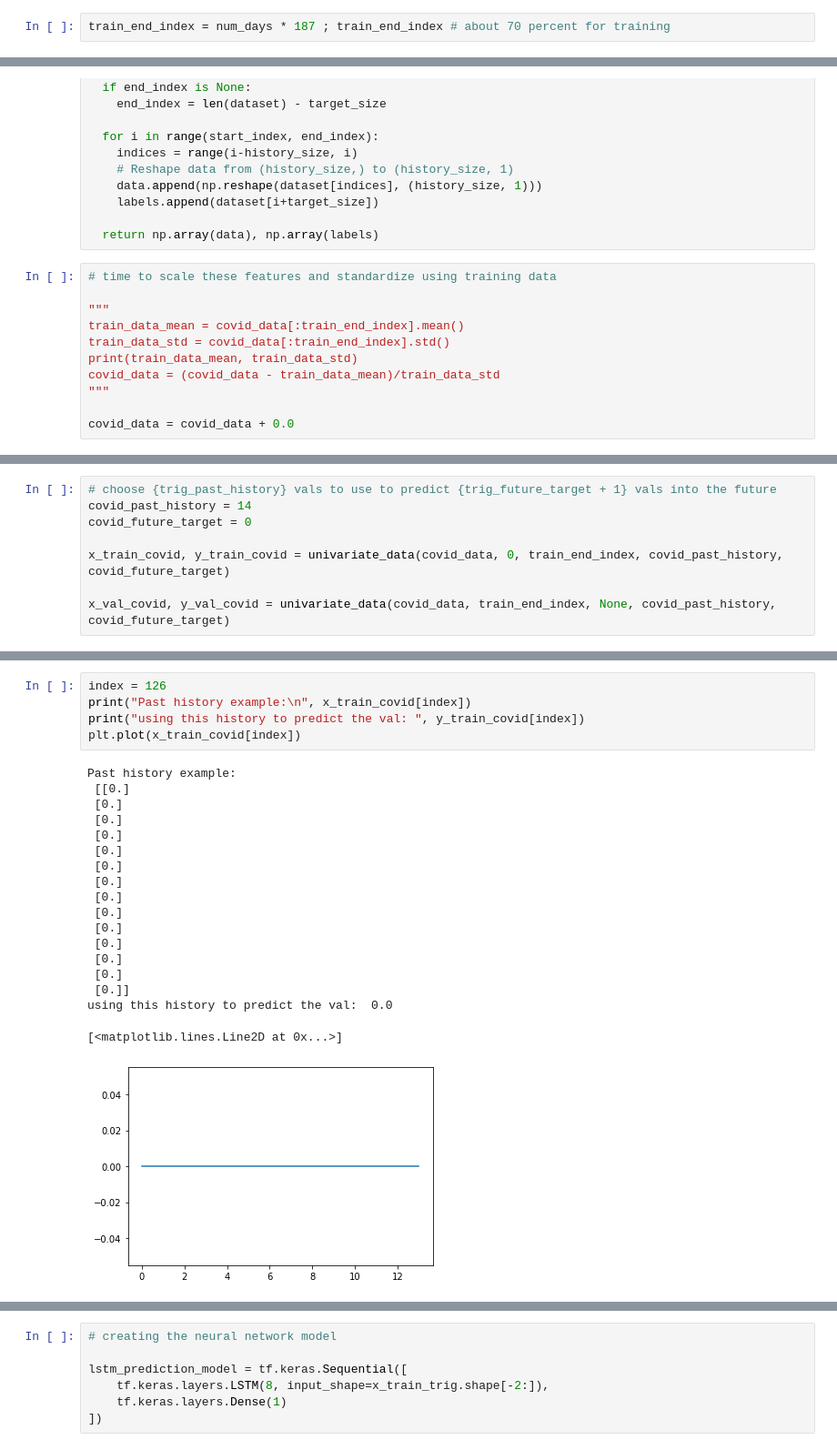
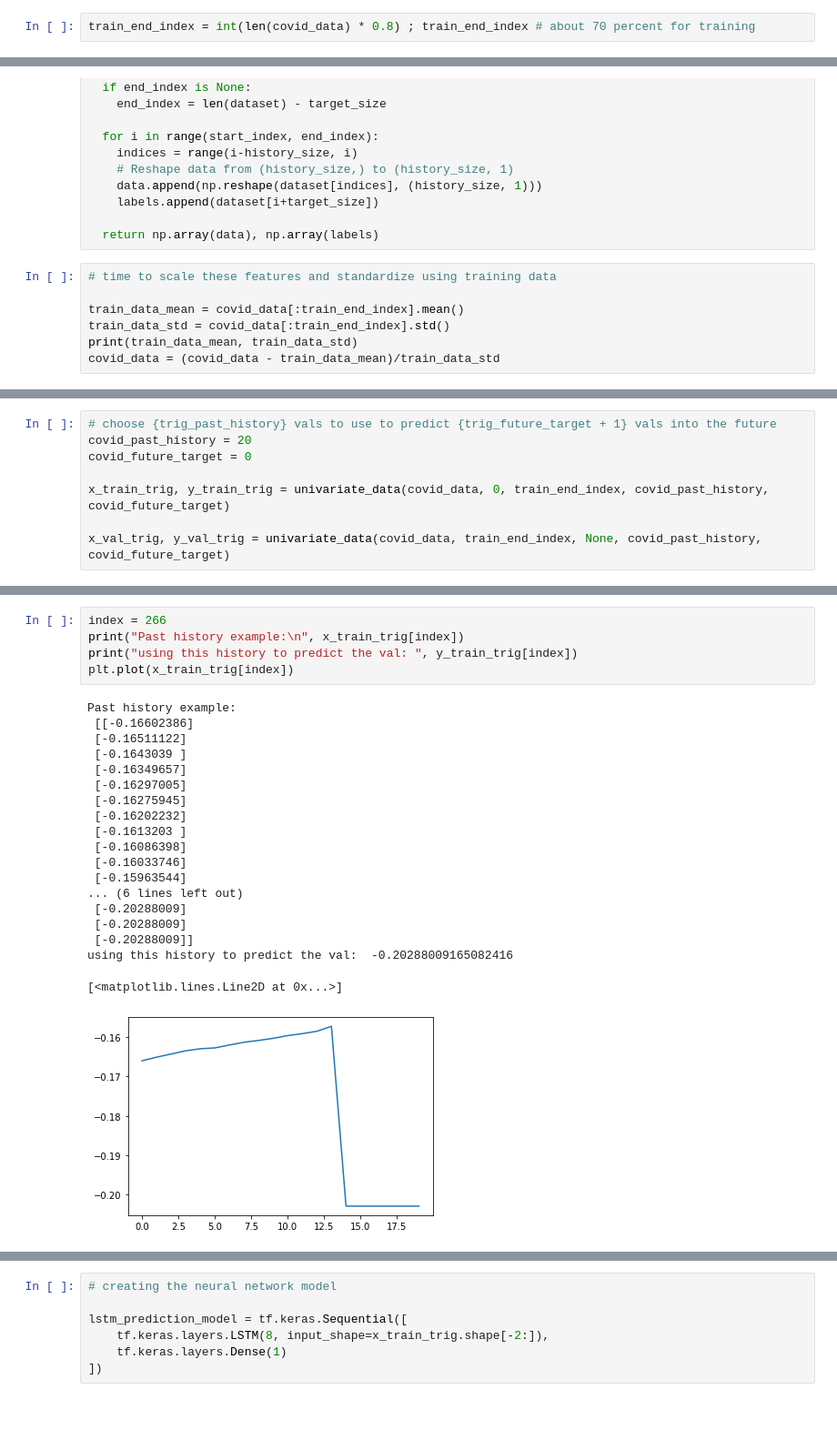
Before and after one commit to QinLab/icompbio-tamjeed, a Jupyter notebook: tf_rnn_single_covid.ipynb, the cells around one changed output, grey strips where cells are left out. Shown: that part at 91% size. Cells and saved outputs as stored; diff of their text form; blank space fills up the shorter version.

```diff
--- a/tf_rnn_single_covid.ipynb
+++ b/tf_rnn_single_covid.ipynb
@@ -80,5 +80,5 @@ plt.plot(covid_data)
 [<matplotlib.lines.Line2D at 0x...>]
 [figure]
 # %%
-train_end_index = num_days * 187 ; train_end_index # about 70 percent for training
+train_end_index = int(len(covid_data) * 0.8) ; train_end_index # about 70 percent for training
 # %% [output]
@@ -104,11 +104,7 @@ def univariate_data(dataset, start_index, end_index, history_size, target_size):
 # %%
 # time to scale these features and standardize using training data
 
-"""
 train_data_mean = covid_data[:train_end_index].mean()
 train_data_std = covid_data[:train_end_index].std()
 print(train_data_mean, train_data_std)
 covid_data = (covid_data - train_data_mean)/train_data_std
-"""
-
-covid_data = covid_data + 0.0
@@ -115,11 +113,11 @@ covid_data = covid_data + 0.0
 # %%
 # choose {trig_past_history} vals to use to predict {trig_future_target + 1} vals into the future
-covid_past_history = 14
+covid_past_history = 20
 covid_future_target = 0
 
-x_train_covid, y_train_covid = univariate_data(covid_data, 0, train_end_index, covid_past_history, covid_future_target)
+x_train_trig, y_train_trig = univariate_data(covid_data, 0, train_end_index, covid_past_history, covid_future_target)
 
-x_val_covid, y_val_covid = univariate_data(covid_data, train_end_index, None, covid_past_history, covid_future_target)
+x_val_trig, y_val_trig = univariate_data(covid_data, train_end_index, None, covid_past_history, covid_future_target)
 # %%
 print(x_train_trig.shape, y_train_trig.shape)
 print(x_train_trig.shape[-2:])
@@ -214,27 +131,28 @@ ydata [    0.     0.     0. ... 20479. 20604. 20749.]
 # %%
-index = 126
-print("Past history example:\n", x_train_covid[index])
-print("using this history to predict the val: ", y_train_covid[index])
-plt.plot(x_train_covid[index])
+index = 266
+print("Past history example:\n", x_train_trig[index])
+print("using this history to predict the val: ", y_train_trig[index])
+plt.plot(x_train_trig[index])
 # %% [output]
 Past history example:
- [[0.]
- [0.]
- [0.]
- [0.]
- [0.]
- [0.]
- [0.]
- [0.]
- [0.]
- [0.]
- [0.]
- [0.]
- [0.]
- [0.]]
-using this history to predict the val:  0.0
+ [[-0.16602386]
+ [-0.16511122]
+ [-0.1643039 ]
+ [-0.16349657]
+ [-0.16297005]
+ [-0.16275945]
+ [-0.16202232]
+ [-0.1613203 ]
+ [-0.16086398]
+ [-0.16033746]
+ [-0.15963544]
+... (6 lines left out)
+ [-0.20288009]
+ [-0.20288009]
+ [-0.20288009]]
+using this history to predict the val:  -0.20288009165082416
 [<matplotlib.lines.Line2D at 0x...>]
-[figure, old version]
+[figure, new version]
 # %%
 # much of below code is derived from https://www.tensorflow.org/tutorials/structured_data/time_series
 
```
Also changed, not shown: parts of 11 cells of this notebook.
